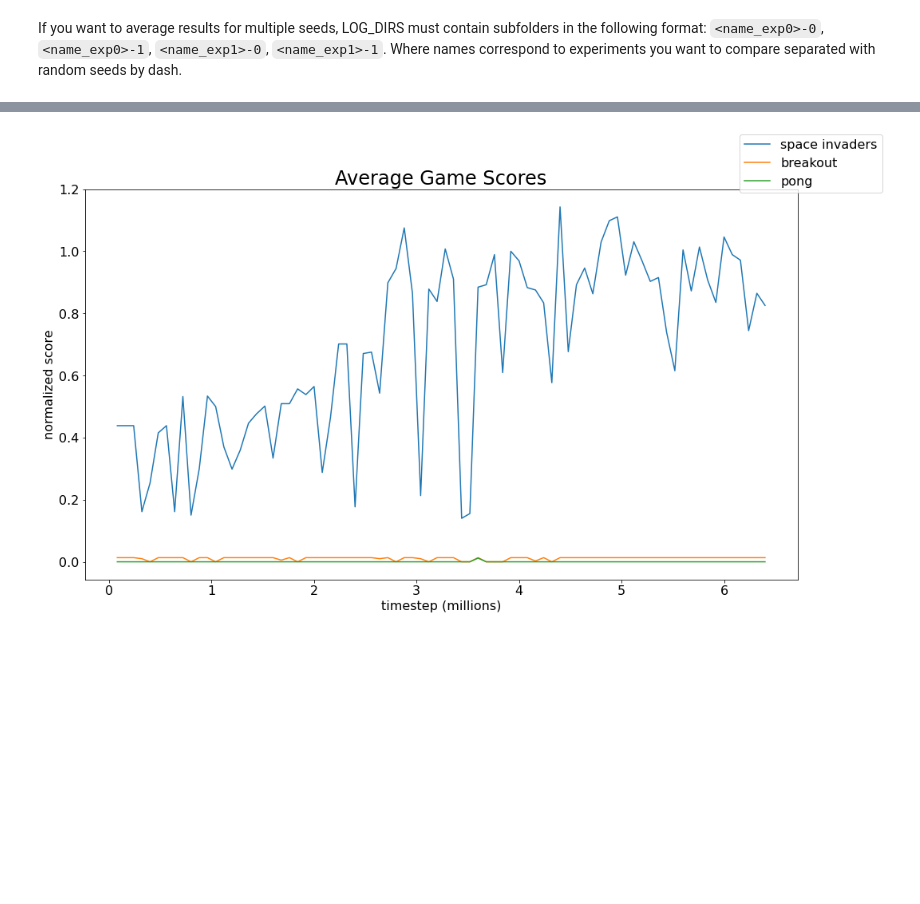
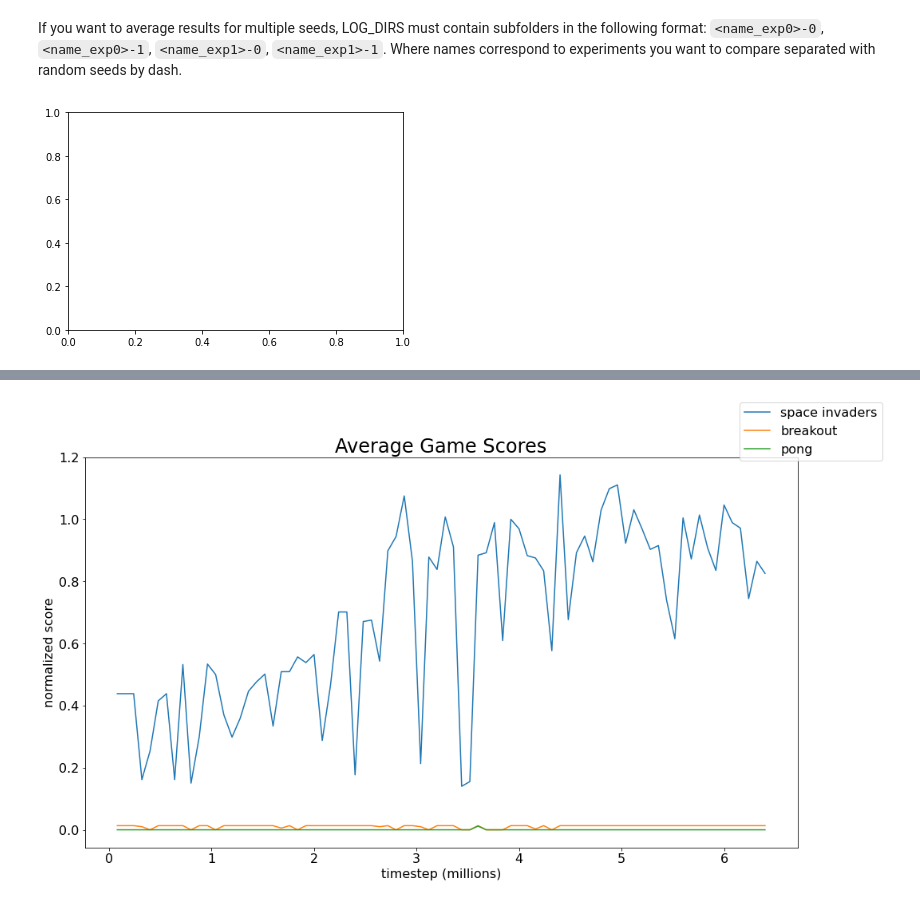
Before and after one commit to edjah/neuro140-final-project, a Jupyter notebook: visualize.ipynb, the cells around one changed output, grey strips where cells are left out. Drawn from its saved outputs; the diff is of its cells as text; code cells hidden in the pictures; blank space fills up the shorter version.

````diff
--- a/visualize.ipynb
+++ b/visualize.ipynb
@@ -6,6 +6,10 @@ import pandas
 warnings.filterwarnings('ignore', 'Pandas doesn\'t allow')
 # %% [markdown]
 If you want to average results for multiple seeds, LOG_DIRS must contain subfolders in the following format: ```<name_exp0>-0```, ```<name_exp0>-1```, ```<name_exp1>-0```, ```<name_exp1>-1```. Where names correspond to experiments you want to compare separated with random seeds by dash.
+# %%
+fig, ax = plt.subplots()
+# %% [output]
+[figure, added]
 # %%
 # TODO: may need to modify these values
 game_score_ranges = {
````
Also changed, not shown: parts of 5 cells of this notebook, 1 other file.
